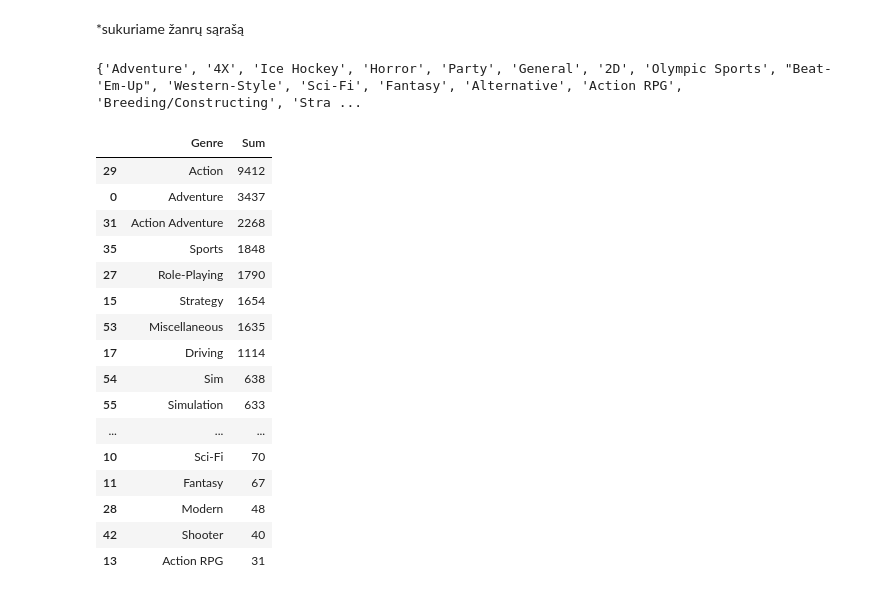
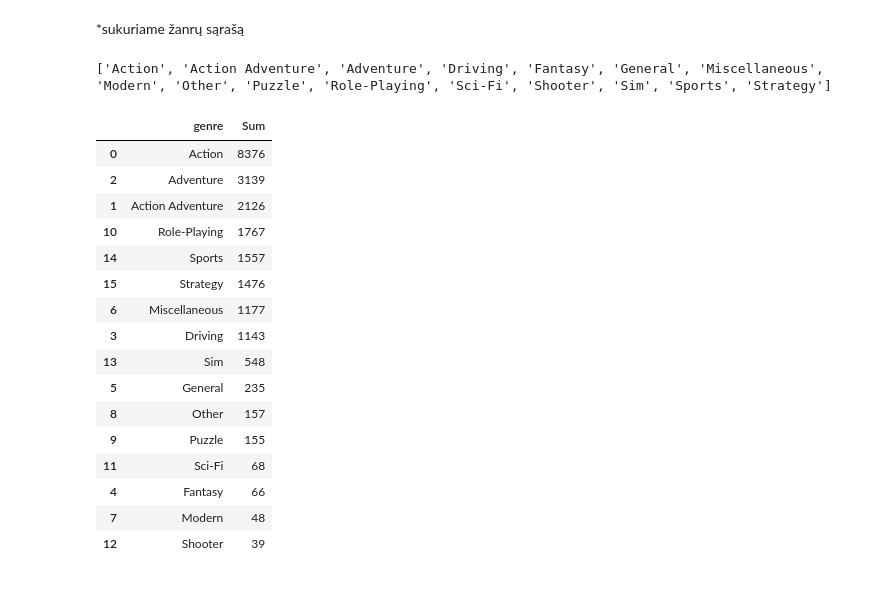
Before and after one commit to radi0imtuvas/Duomenu_analitikos_atsiskaitymas, a Jupyter notebook: Duomenu_analizes_atsiskaitymas.ipynb, the cells around one changed output. Saved outputs shown, nothing was run; the diff lists cells and outputs as text; code cells hidden in the pictures.

```diff
--- a/Duomenu_analizes_atsiskaitymas.ipynb
+++ b/Duomenu_analizes_atsiskaitymas.ipynb
@@ -6,0 +12,4 @@ from collections import Counter
+# %%
+#F-cja leidžianti pakeisti žanro pavadinim
+def genre_repl(x, y):
+    df_games['genres'] = df_games.genres.str.replace(x, y)
@@ -21,9 +63,28 @@ df_games.tail()
+# %%
+for i in ['2D', '3D', '4X',  'Arcade', 'Dancing', 'Edutainment', 'GT / Street', 'Historic', 'Horror', 'Japanese-Style',
+          'Military', 'Music Maker', 'Music', 'Party', 'Rail', 'Scrolling','Turn-Based', 'Tycoon', 'Virtual Life','WWII',
+          'WWI', 'Wargame', 'Western-Style', 'Compilation', 'Board Games', 'Card Battle', 'Real-Time', 'MOBA',
+          'Massively Multiplayer Online', 'Platformer', 'Traditional']:
+    genre_repl(i, 'Other')
+for i in ['Action RPG', 'Console-style RPG', 'PC-style RPG', 'Third-Person', 'First-Person']:
+    genre_repl(i, 'Role-Playing')
+for i in ['Formula One', 'Racing', 'Rally / Offroad']:
+    genre_repl(i, "Driving")
+for i in ["Beat-'Em-Up", 'Street', 'Fighting']:
+    genre_repl(i, "Action")
+for i in ['Breeding/Constructing', 'City Building', 'Flight', 'Simulation']:
+    genre_repl(i, 'Sim')
+for i in ['Ice Hockey', 'Olympic Sports']:
+    genre_repl(i, 'Sports')
+genre_repl('Tactical', 'Strategy')
+genre_repl('Alternative', 'Miscellaneous')
 # %% [markdown]
 *sukuriame žanrų sąrašą
 # %%
-df_games = df_games.rename(columns={"genre(s)": "genres"})
+df_games = df_games.dropna(subset=['genres'])
 genre_list = df_games.genres
 genre_list = set(genre_list)
+genre_list = sorted(genre_list)
 print(genre_list)
 # %% [output]
-{'Adventure', '4X', 'Ice Hockey', 'Horror', 'Party', 'General', '2D', 'Olympic Sports', "Beat-'Em-Up", 'Western-Style', 'Sci-Fi', 'Fantasy', 'Alternative', 'Action RPG', 'Breeding/Constructing', 'Stra ...
+['Action', 'Action Adventure', 'Adventure', 'Driving', 'Fantasy', 'General', 'Miscellaneous', 'Modern', 'Other', 'Puzzle', 'Role-Playing', 'Sci-Fi', 'Shooter', 'Sim', 'Sports', 'Strategy']
@@ -32,28 +91,28 @@ df_games = df_games.dropna(subset=['genres'])
 # %%
 total= []
-for genre in genre_list:
-    a=df_games.genres.apply(lambda x: genre in x)
-    total.append([genre, a.sum()])
-    #print(genre, _.sum())
-total = pd.DataFrame(total,columns = ['Genre','Sum'])
-total = total.sort_values(by='Sum',ascending=False)
-total = total.loc[total.Sum >= 30]
+for i in genre_list:
+    a=df_games.genres.apply(lambda x: i in x)
+    total.append([i, a.sum()])
+total = pd.DataFrame(total, columns = ['genre','Sum'])
+total = total.sort_values(by='Sum', ascending=False)
+#total = total.loc[total.Sum < 30]
+
 total
 # %% [output]
-|  | Genre | Sum |
-| 29 | Action | 9412 |
-| 0 | Adventure | 3437 |
-| 31 | Action Adventure | 2268 |
-| 35 | Sports | 1848 |
-| 27 | Role-Playing | 1790 |
-| 15 | Strategy | 1654 |
-| 53 | Miscellaneous | 1635 |
-| 17 | Driving | 1114 |
-| 54 | Sim | 638 |
-| 55 | Simulation | 633 |
-| ... | ... | ... |
-| 10 | Sci-Fi | 70 |
-| 11 | Fantasy | 67 |
-| 28 | Modern | 48 |
-| 42 | Shooter | 40 |
-| 13 | Action RPG | 31 |
+|  | genre | Sum |
+| 0 | Action | 8376 |
+| 2 | Adventure | 3139 |
+| 1 | Action Adventure | 2126 |
+| 10 | Role-Playing | 1767 |
+| 14 | Sports | 1557 |
+| 15 | Strategy | 1476 |
+| 6 | Miscellaneous | 1177 |
+| 3 | Driving | 1143 |
+| 13 | Sim | 548 |
+| 5 | General | 235 |
+| 8 | Other | 157 |
+| 9 | Puzzle | 155 |
+| 11 | Sci-Fi | 68 |
+| 4 | Fantasy | 66 |
+| 7 | Modern | 48 |
+| 12 | Shooter | 39 |
```
Also changed, not shown: parts of 35 cells of this notebook.
